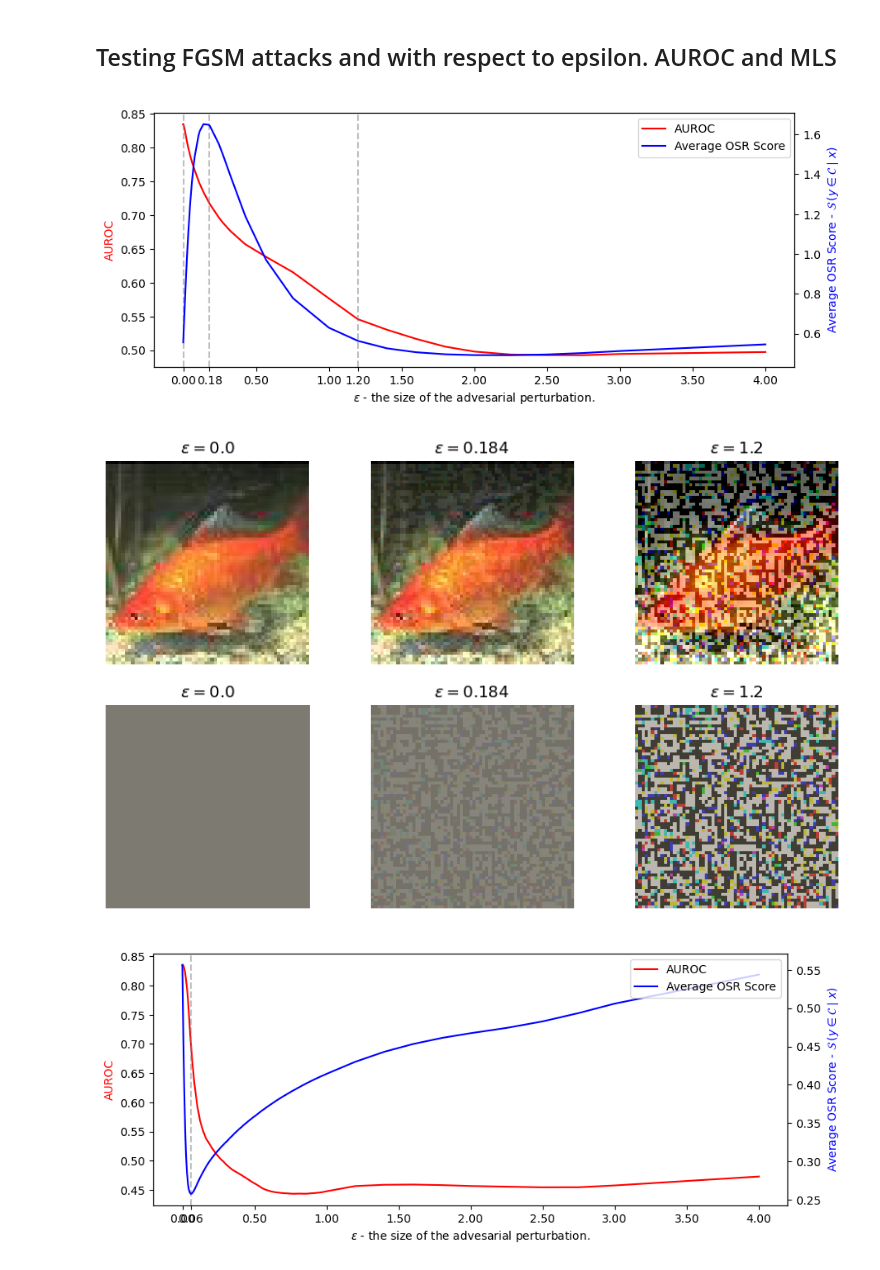
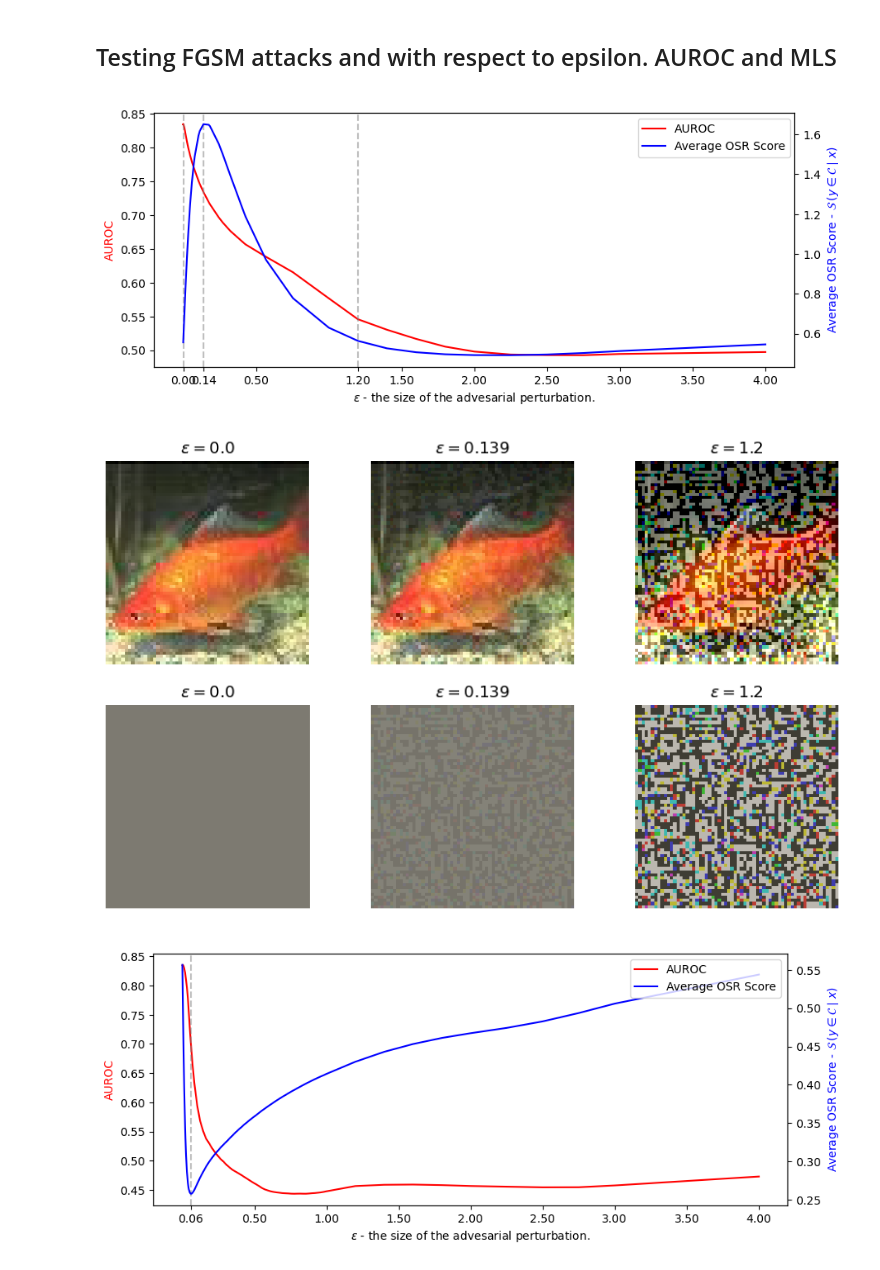
Before and after one commit to krellemand/bachelor_project, a Jupyter notebook: notebooks/visualizing_adv_attacks.ipynb, the cells around one changed output. Cells and saved outputs as stored; diff of their text form; code cells hidden in the pictures.

```diff
--- a/notebooks/visualizing_adv_attacks.ipynb
+++ b/notebooks/visualizing_adv_attacks.ipynb
@@ -64,16 +70,16 @@ path_to_pretrained_weights_folder = root_dir + 'pretrained_weights/'
 # %%
 eps_exp_1 = EpsExperimentPlot(which_lines='both', add_zoom=False)
 eps_exp_1.load_and_add_mls_to_eps_plot(root_dir + 'logits/tinyimagenet/fn/fgsm/inf_norm/', 0, True)
-highlight_eps_idx = [0, 50, -10]
+highlight_eps_idx = [0, 48, -10]
 eps_exp_1.set_legend_and_highlight_eps(highlight_eps_idx, legend_loc=(0.72, 0.8))
 eps_exp_1.show_and_save()
 
 highlight_eps = eps_exp_1.recent_eps[highlight_eps_idx]
 plot_adv_imgs(highlight_eps, *perturb_tin_image(highlight_eps, tin_goldfish, path_to_pretrained_weights_folder, device, split_num=0,
                                                                       attack=fn_osr_fgsm, norm_ord=None),
               mean=tin_mean, std=tin_std, figsize=(10,6))
 # %% [output]
-[figure, old version]
+[figure, new version]
 [figure]
 # %%
 eps_exp_2 = EpsExperimentPlot(add_zoom=False)
```
Also changed, not shown: parts of 7 cells of this notebook, 9 other files.
